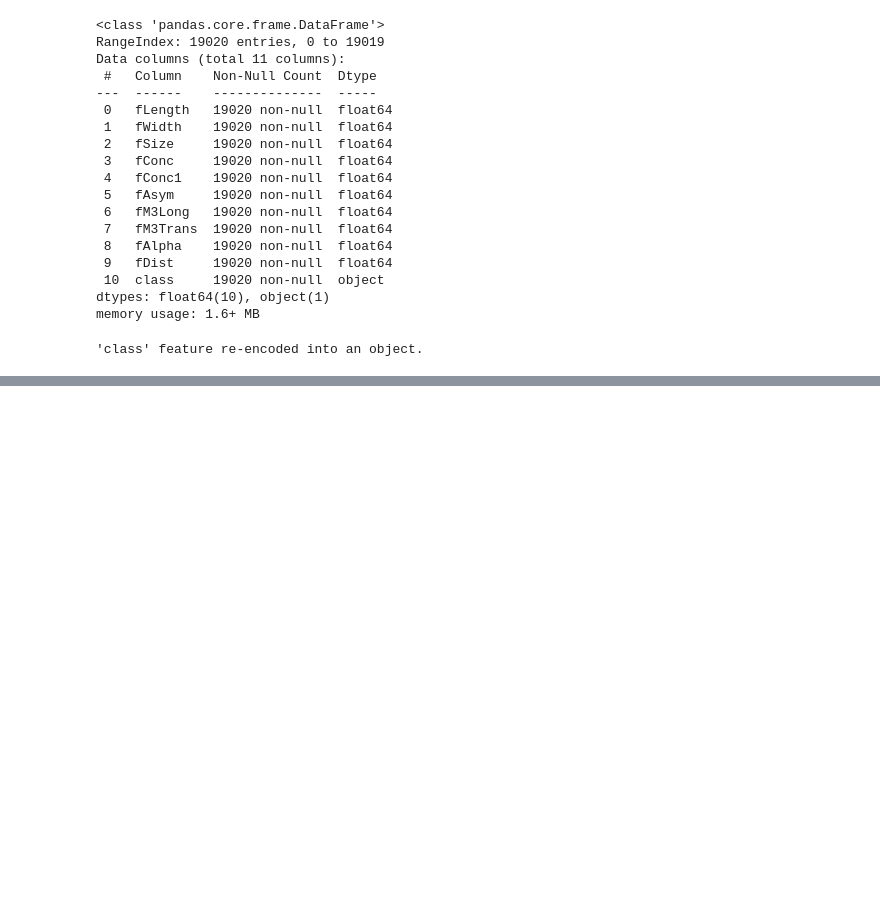
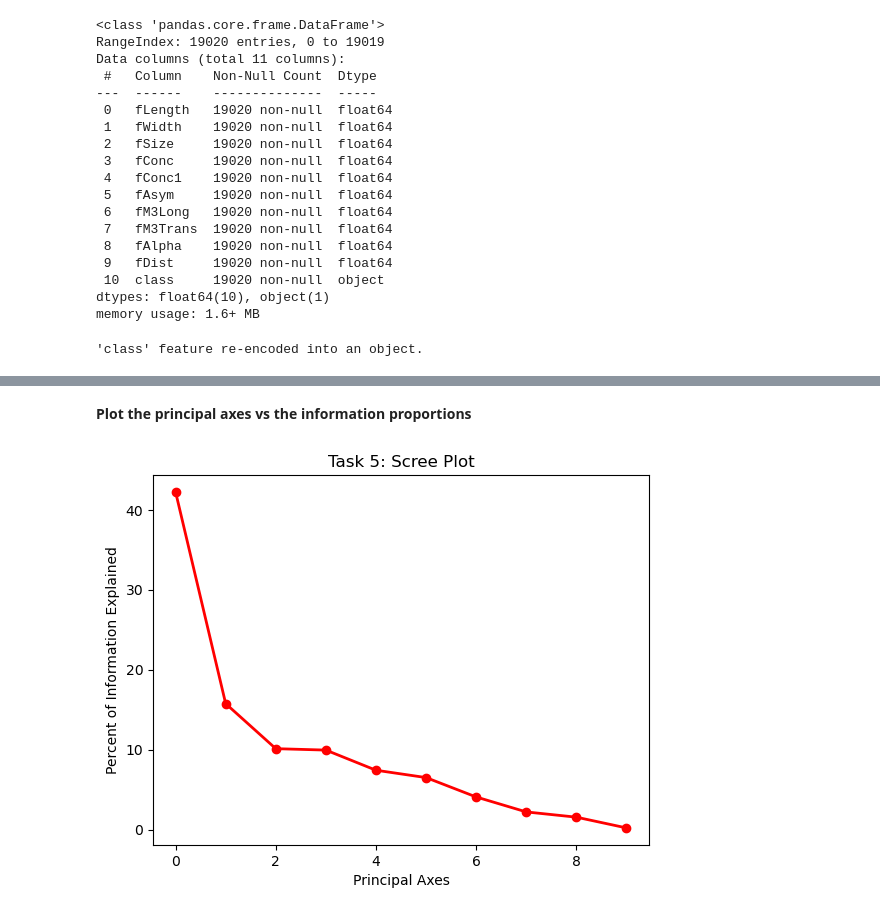
Before and after one commit to tyrantdavis/PCA-Project, a Jupyter notebook: telescope-pca.ipynb, the cells around one changed output, grey strips where cells are left out. Drawn from its saved outputs; the diff is of its cells as text; code cells hidden in the pictures; blank space fills up the shorter version.

```diff
--- a/telescope-pca.ipynb
+++ b/telescope-pca.ipynb
@@ -331,0 +340,15 @@ print("'class' feature re-encoded back into an object.")
+# %%
+print("Task 4:")
+"""Perform eigendecomposition using `np.linalg.eig"""
+eigenvalues, eigenvectors = np.linalg.eig(correlation_matrix)
+print(
+    f"Eigenvalues length: {eigenvalues.size}, Original Number of Features: {data_matrix.shape[1]}"
+)
+
+"""Order the eigenvalues by ordering the indices of the eigenvalues using `argsort`, and use [::-1] to
+order them from greatest to smallest"""
+indices = eigenvalues.argsort()[::-1]
+eigenvalues = eigenvalues[indices]
+eigenvectors = eigenvectors[:, indices]
+
+print(eigenvalues.shape, eigenvectors.shape)
@@ -331,0 +363,19 @@ print("'class' feature re-encoded back into an object.")
+# %%
+"""Find the percentages of information for each eigenvector, which is generated by the proportion of
+its eigenvalues to the sum of all eigenvalues"""
+
+information_proportions = eigenvalues / eigenvalues.sum()
+information_percents = information_proportions * 100
+# %% [markdown]
+**Plot the principal axes vs the information proportions**
+# %%
+"""Plot the principal axes vs the information proportions for each principal axis"""
+
+plt.figure()
+plt.plot(information_percents, "ro-", linewidth=2)
+plt.title("Task 5: Scree Plot")
+plt.xlabel("Principal Axes")
+plt.ylabel("Percent of Information Explained")
+plt.show()
+# %% [output]
+[figure, added]
```
Also changed, not shown: parts of 3 cells of this notebook.
